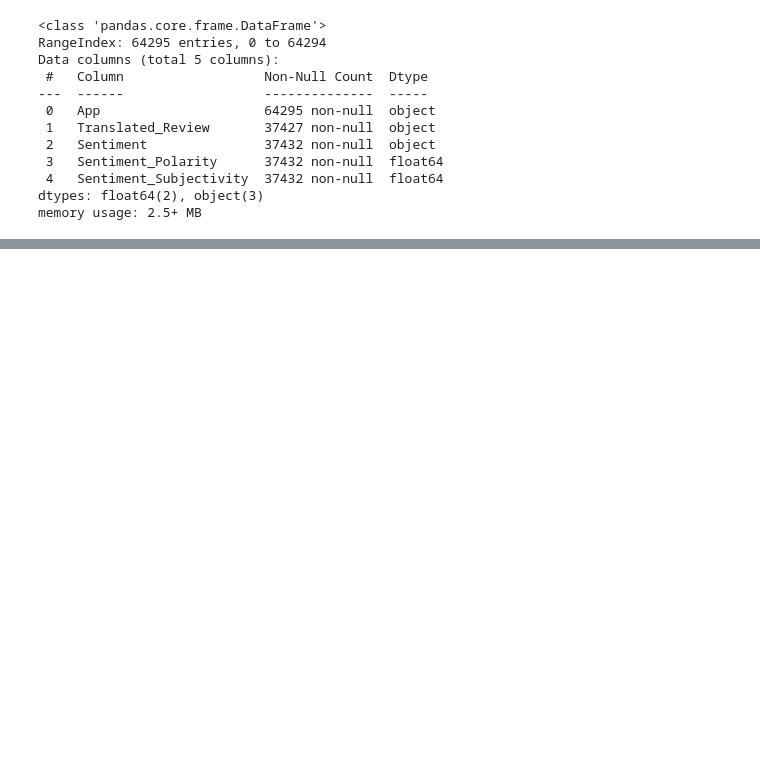
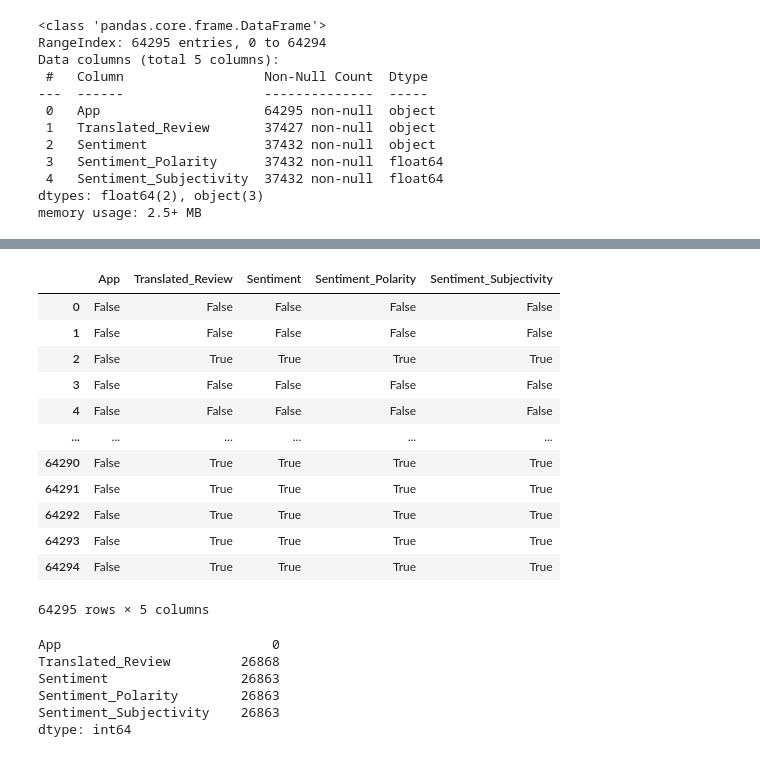
Before and after one commit to Samuel-Wamwitha/Prep-Project-Week, a Jupyter notebook: Moringa_Data_science__Prep_Project_09_2020.ipynb, the cells around one changed output, grey strips where cells are left out. Saved outputs shown, nothing was run; the diff lists cells and outputs as text; code cells hidden in the pictures; blank space fills up the shorter version.

```diff
--- a/Moringa_Data_science__Prep_Project_09_2020.ipynb
+++ b/Moringa_Data_science__Prep_Project_09_2020.ipynb
@@ -85,0 +121,25 @@ memory usage: 2.5+ MB
+# %%
+reviews.isnull()
+# %% [output]
+|  | App | Translated_Review | Sentiment | Sentiment_Polarity | Sentiment_Subjectivity |
+| 0 | False | False | False | False | False |
+| 1 | False | False | False | False | False |
+| 2 | False | True | True | True | True |
+| 3 | False | False | False | False | False |
+| 4 | False | False | False | False | False |
+| ... | ... | ... | ... | ... | ... |
+| 64290 | False | True | True | True | True |
+| 64291 | False | True | True | True | True |
+| 64292 | False | True | True | True | True |
+| 64293 | False | True | True | True | True |
+| 64294 | False | True | True | True | True |
+64295 rows × 5 columns
+# %%
+reviews.isnull().sum()
+# %% [output]
+App                           0
+Translated_Review         26868
+Sentiment                 26863
+Sentiment_Polarity        26863
+Sentiment_Subjectivity    26863
+dtype: int64
```
Also changed, not shown: parts of 3 cells of this notebook.
